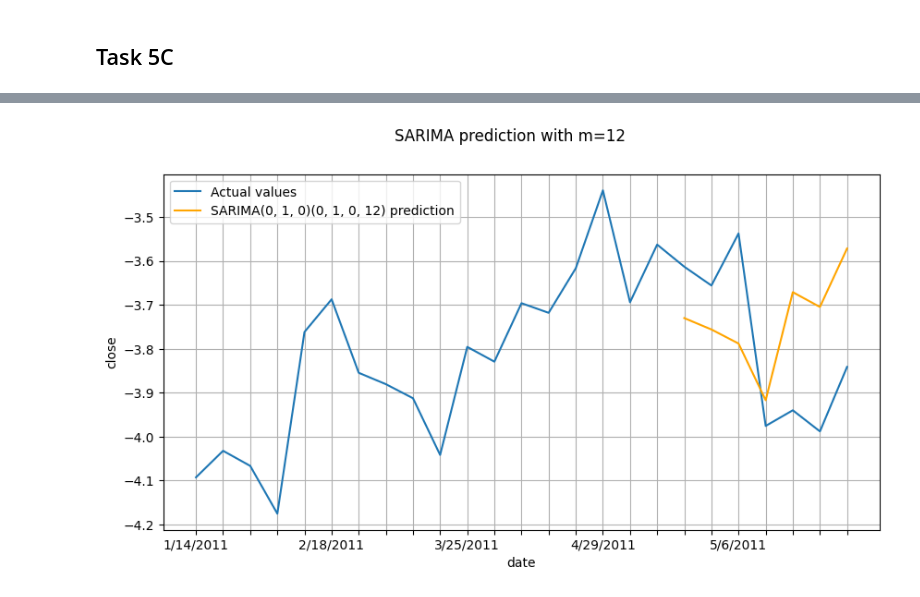
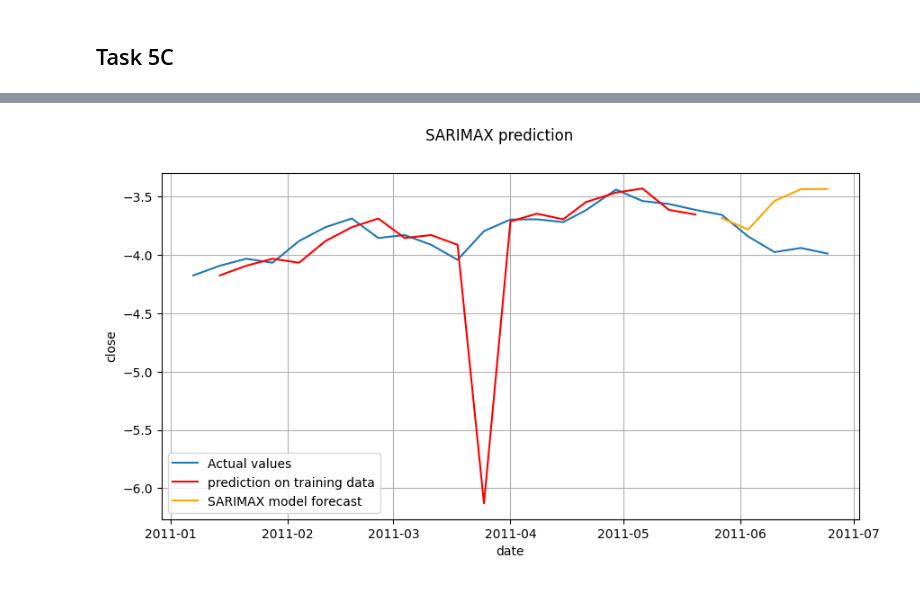
Before and after one commit to Victor-L-Almgren/Collaboration-Repo, a Jupyter notebook: Victor.ipynb, the cells around one changed output, grey strips where cells are left out. Saved outputs shown, nothing was run; the diff lists cells and outputs as text; code cells hidden in the pictures.

Commit message:
Theo done + final notebook start

```diff
--- a/Victor.ipynb
+++ b/Victor.ipynb
@@ -34,22 +36,20 @@ dow_jones = dow_jones.assign(close=scaled_data)
 close_df = dow_jones[['date', 'close']]
 close_df = close_df.groupby(by=['date']).mean()
 
+close_df = close_df.reset_index()
+close_df = close_df.assign(date = [datetime.strptime(date_str, '%m/%d/%Y').date() for date_str in close_df['date']])
+close_df = close_df.set_index(close_df['date'])
+close_df = close_df.drop(columns=['date'])
+close_df = close_df.sort_index()
+
+
 # Summarizing the data
 display(close_df.describe())
 
 # Plotting the timeseries
-i = 0
-dates_to_plot = []
-for date in close_df.index:
-    if i % 5 == 0 or i == len(close_df.index):
-        dates_to_plot.append(date)
-    else:
-        dates_to_plot.append('')
-    i+=1
-
 
 fig, ax = plt.subplots(1,1, figsize = (10, 5))
-sns.lineplot(data=close_df, x=close_df.index, y='close', ax=ax, label='Normalized market average closing price').set_xticklabels(dates_to_plot)
+sns.lineplot(data=close_df, x='date', y='close', ax=ax, label='Normalized market average closing price')
 ax.legend()
 ax.set_xlabel('Week')
 ax.grid()
@@ -315,69 +569,27 @@ for m in m_vals_to_try:
 # %%
 # The values for the predictions are not so good, but this does not matter since we only want to determine if we want to buy or sell
 # from an index fund at a given day of the week, since we can not control the stock market anyway. In its most simple terms,
 # we only want to predict if the closing value will be higher or lower than it is currently.
 
-# Recreating the best model from above and making a prediction
-model = auto_arima(X_train,
+# Recreating the best model from above and making a prediction on the test set
 
-                    start_p=1,
-                    start_q=1,
-                    d=1,
-                    max_p=10,
-                    max_q=10,
+# Fit the SARIMAX model
+X_train = close_df_boxcox.iloc[:20]
+X_test = close_df_boxcox.iloc[20:]
+sarimax_model = SARIMAX(X_train, order=(0,1,2), seasonal_order=(0,1,0,11)).fit(disp=False)
 
-                    start_P=0,
-                    start_Q=0,
-                    D=1,
-                    max_P=10,
-                    max_Q=10,
+prediction = sarimax_model.predict(start=X_train.index[1], end=X_train.index[-1], n_periods = len(X_train.index))
+forecast = sarimax_model.forecast(steps=len(X_test))
 
-                    m=12,
-
-                    information_criterion='aic',
-                    trace=False,
-                    error_action='ignore',
-                    suppress_warnings=True,
-                    stepwise=True)
-
-model.fit(X_train)
-forecast = model.predict(n_periods=len(X_test))
-
+# PLotting
 fig, ax = plt.subplots(1, 1, figsize=(10, 5))
-plt.suptitle(f'SARIMA prediction with m={m}')
-
-sns.lineplot(data=close_df_boxcox, x=close_df_boxcox.index, y='close', label='Actual values').set_xticklabels(dates_to_plot)
-sns.lineplot(y=forecast, x=X_test.index, color='orange', label='SARIMA'+str(model.order)+str(model.seasonal_order)+' prediction')
+plt.suptitle(f'SARIMAX prediction')
+sns.lineplot(data=close_df_boxcox, x=close_df_boxcox.index, y='close', label='Actual values')
+sns.lineplot(x=X_train.index[1:], y=prediction.values, color='red', label='prediction on training data')
+sns.lineplot(y=forecast, x=X_test.index, color='orange', label='SARIMAX model forecast')
 ax.grid()
-
 plt.tight_layout
 plt.legend()
 plt.show()
-
-# Function to make trades
-def make_trade(i, capital, current_actual, current_prediction, next_actual, next_prediction):
-    if np.abs(next_prediction) < np.abs(current_prediction):
-        percentage = np.abs(next_actual) / np.abs(current_actual)
-        return np.round(float(capital * percentage), 2)
-    else:
-        return capital
-
-# Function to evaluate trading strategy
-def evaluate_trading_strategy(capital, X_test, forecast):
-    trade_history = [capital]
-    for i in range(len(forecast) - 1):
-        capital = make_trade(i, capital,
-                             current_actual=X_test.values[i],
-                             current_prediction=forecast.values[i],
-                             next_actual=X_test.values[i + 1],
-                             next_prediction=forecast.values[i + 1])
-        trade_history.append(capital)
-    return capital, trade_history
-
-# Example usage
-real_X_test = close_df.iloc[18:]
-capital = 1000
-capital, trade_history = evaluate_trading_strategy(capital, real_X_test, forecast)
-print(trade_history)
 # %% [output]
-[figure, old version]
+[figure, new version]
```
Also changed, not shown: parts of 17 cells of this notebook, 2 other files.
